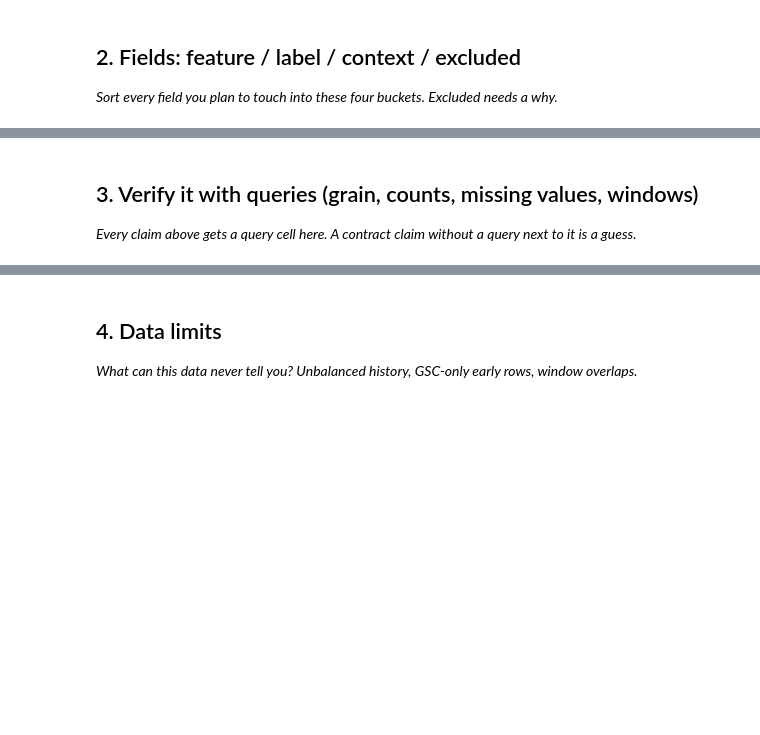
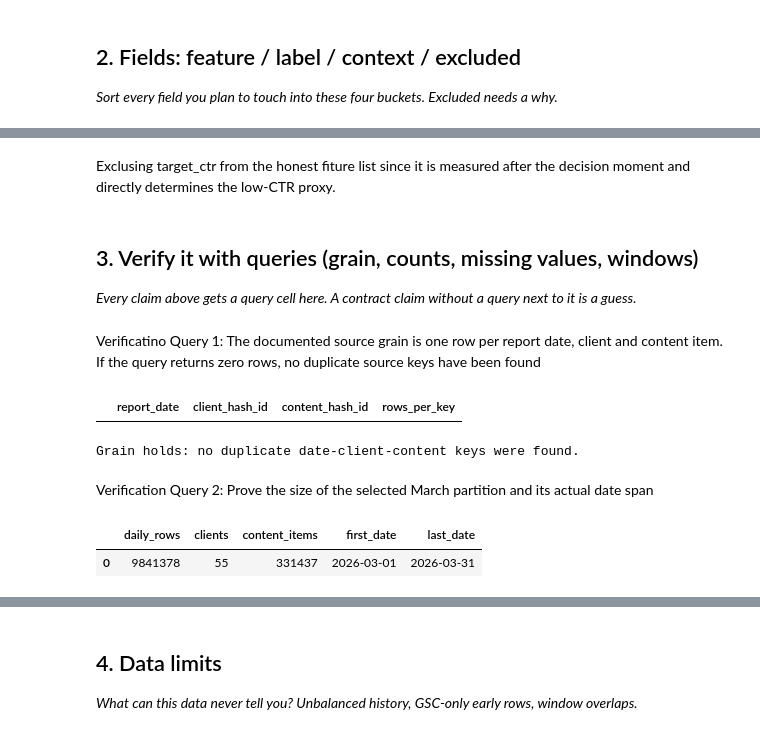
Before and after one commit to esmajasa/MLFlyrank, a Jupyter notebook: work/notebooks/w03_data_contract.ipynb, the cells around one changed output, grey strips where cells are left out. Cells and saved outputs as stored; diff of their text form; code cells hidden in the pictures; blank space fills up the shorter version.

```diff
--- a/work/notebooks/w03_data_contract.ipynb
+++ b/work/notebooks/w03_data_contract.ipynb
@@ -17,4 +70,51 @@ This skeleton is yours to fill. Work the sections **in order** — each one has
+# %% [markdown]
+Exclusing target_ctr from the honest fiture list since it is measured after the decision moment and directly determines the low-CTR proxy.
 # %% [markdown]
 ## 3. Verify it with queries (grain, counts, missing values, windows)
 
 *Every claim above gets a query cell here. A contract claim without a query next to it is a guess.*
+# %% [markdown]
+Verificatino Query 1:
+The documented source grain is one row per report date, client and content item. If the query returns zero rows, no duplicate source keys have been found
+# %%
+grain_check = con.sql(f"""
+    SELECT
+        report_date,
+        client_hash_id,
+        content_hash_id,
+        COUNT(*) AS rows_per_key
+    FROM {MARCH_DAILY}
+    GROUP BY 1, 2, 3
+    HAVING COUNT(*) > 1
+    LIMIT 10
+""").df()
+
+display(grain_check)
+
+if grain_check.empty:
+    print(
+        "Grain holds: no duplicate "
+        "date-client-content keys were found."
+    )
+else:
+    print("Warning: duplicate source keys were found.")
+# %% [output]
+|  | report_date | client_hash_id | content_hash_id | rows_per_key |
+Grain holds: no duplicate date-client-content keys were found.
+# %% [markdown]
+Verification Query 2: Prove the size of the selected March partition and its actual date span
+# %%
+slice_check = con.sql(f"""
+    SELECT
+        COUNT(*) AS daily_rows,
+        COUNT(DISTINCT client_hash_id) AS clients,
+        COUNT(DISTINCT content_hash_id) AS content_items,
+        MIN(report_date) AS first_date,
+        MAX(report_date) AS last_date
+    FROM {MARCH_DAILY}
+""").df()
+
+display(slice_check)
+# %% [output]
+|  | daily_rows | clients | content_items | first_date | last_date |
+| 0 | 9841378 | 55 | 331437 | 2026-03-01 | 2026-03-31 |
```
Also changed, not shown: parts of 20 cells of this notebook.
